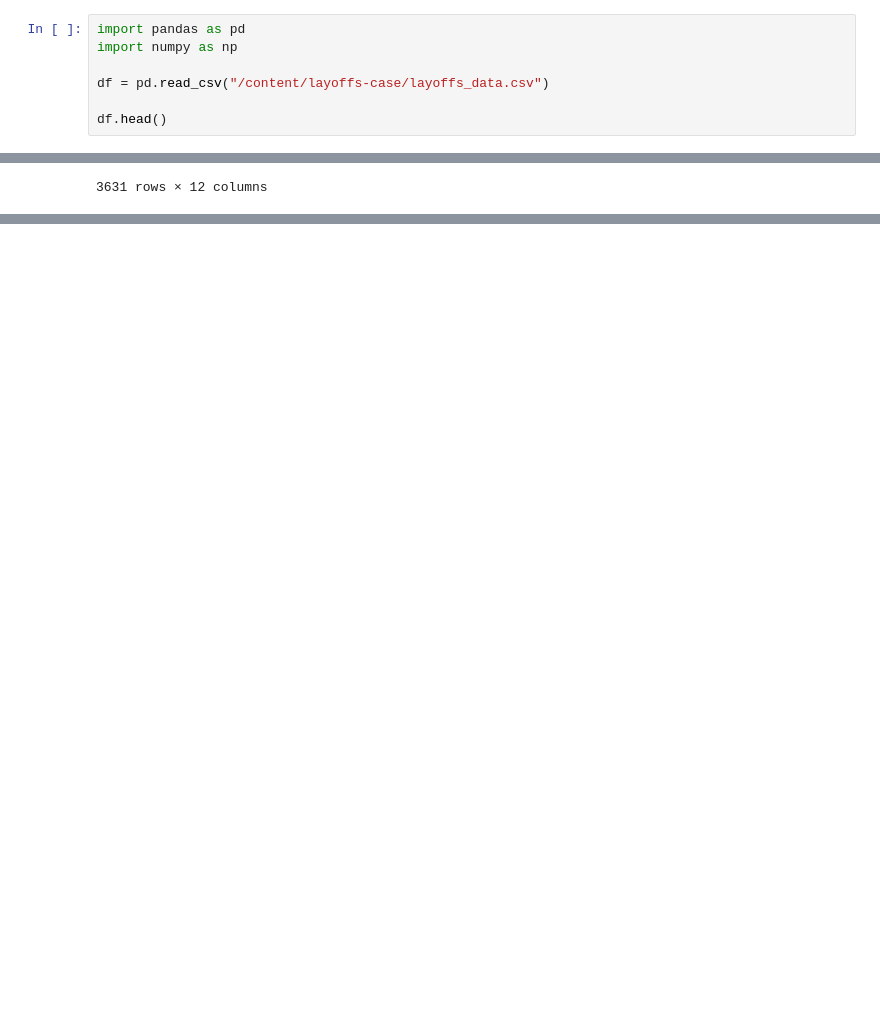
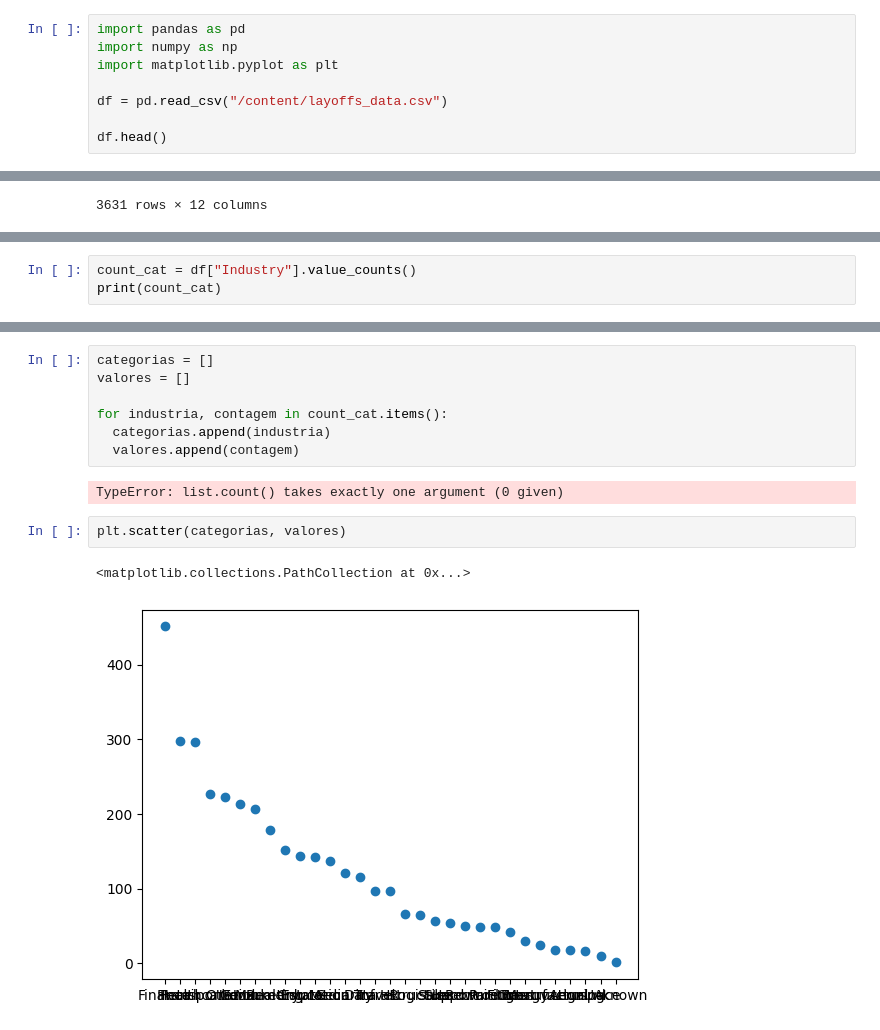
Before and after one commit to will787/layoffs-case, a Jupyter notebook: layoffs_search.ipynb, the cells around one changed output, grey strips where cells are left out. Drawn from its saved outputs; the diff is of its cells as text; blank space fills up the shorter version.

```diff
--- a/layoffs_search.ipynb
+++ b/layoffs_search.ipynb
@@ -3,8 +3,9 @@
 # %%
 import pandas as pd
 import numpy as np
+import matplotlib.pyplot as plt
 
-df = pd.read_csv("/content/layoffs-case/layoffs_data.csv")
+df = pd.read_csv("/content/layoffs_data.csv")
 
 df.head()
 # %% [output]
@@ -184,3 +185,6 @@ df[is_meta_or_google]
 | 1218 | Meta | SF Bay Area | Consumer | 10000.0 | 2023-03-14 | https://about.fb.com/news/2023/03... | 26000.0 | Post-IPO | 2023-03-14 15:19:25 | ... |
 | 1543 | Google | SF Bay Area | Consumer | 12000.0 | 2023-01-20 | https://www.nytimes.com/2023/01/2... | 26.0 | Post-IPO | 2023-01-20 14:23:42 | ... |
 | 2027 | Meta | SF Bay Area | Consumer | 11000.0 | 2022-11-09 | https://www.cnbc.com/2022/11/09/m... | 26000.0 | Post-IPO | 2022-11-09 15:04:03 | ... |
+# %%
+count_cat = df["Industry"].value_counts()
+print(count_cat)
@@ -186,0 +209,14 @@ df[is_meta_or_google]
+# %%
+categorias = []
+valores = []
+
+for industria, contagem in count_cat.items():
+  categorias.append(industria)
+  valores.append(contagem)
+# %% [output]
+TypeError: list.count() takes exactly one argument (0 given)
+# %%
+plt.scatter(categorias, valores)
+# %% [output]
+<matplotlib.collections.PathCollection at 0x...>
+[figure, added]
```
Also changed, not shown: parts of 2 cells of this notebook.
